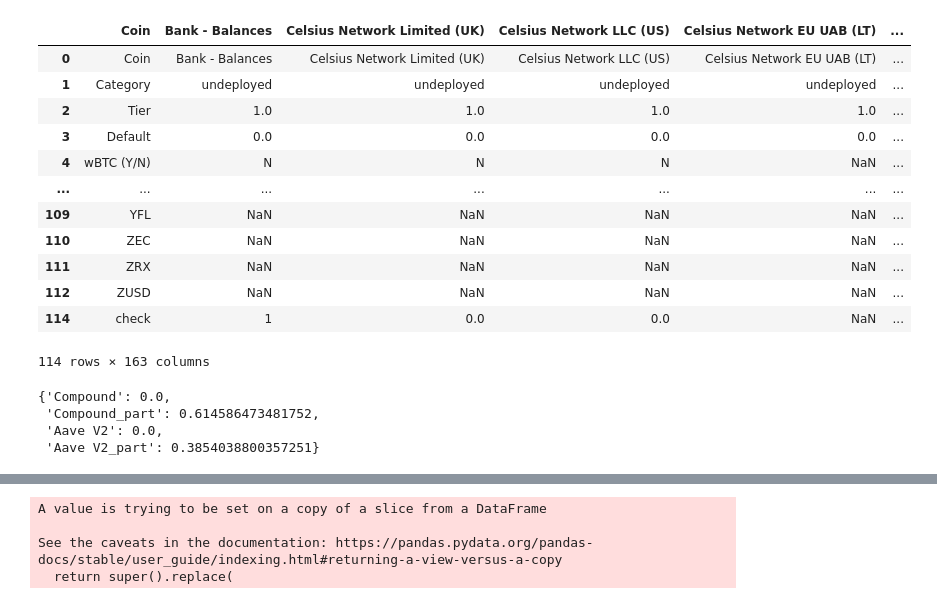
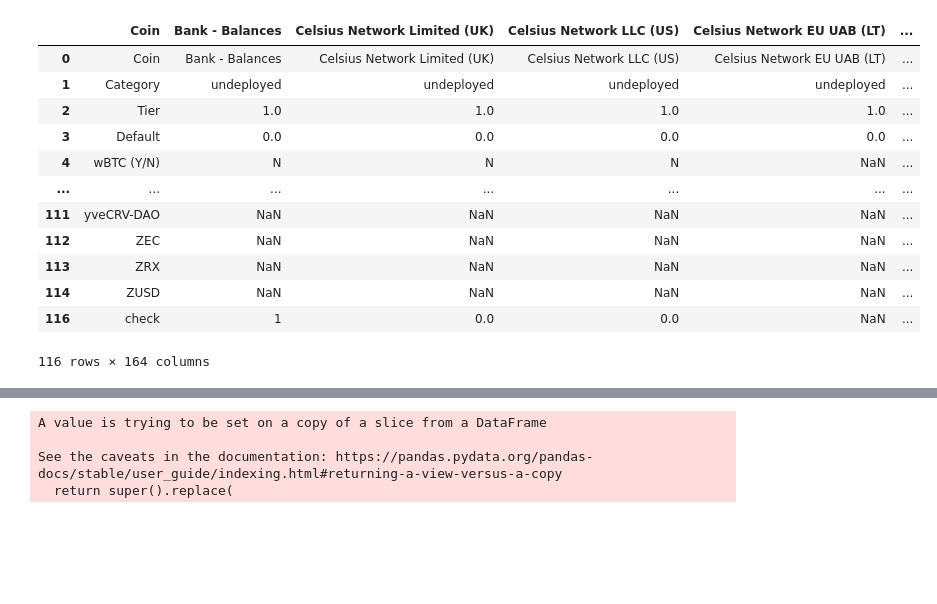
Before and after one commit to GabrielChoukroun/waterfall_python, a Jupyter notebook: portfolio_waterfall_live.ipynb, the cells around one changed output, grey strips where cells are left out. Drawn from its saved outputs; the diff is of its cells as text; code cells hidden in the pictures; blank space fills up the shorter version.

Commit message:
[Edit] Deployable daily -  updated waterfall

```diff
--- a/portfolio_waterfall_live.ipynb
+++ b/portfolio_waterfall_live.ipynb
@@ -25,33 +25,36 @@ def melt(df, col_vals, key, value):
 # %%
 # read the raw spreadsheet, downloanded from shared drive
 c_recon = pd.ExcelFile("excel_input/Celsius_Reconciliation_Master.xlsx")
 
 stats = pd.read_excel(c_recon, "Coin Stats", header = None)
 defi = pd.read_excel(c_recon, "DeFi Assets")
 ftx = pd.read_excel(c_recon, "FTX Summary")
 defi_main = pd.read_excel(c_recon, "DeFi Main")
 template = pd.read_excel("excel_input/coin_apy_template.xlsx",
                          sheet_name = "APY",
                          header = None)
 manual_adjustements = pd.read_excel("excel_input/coin_apy_template.xlsx",
                          sheet_name = "Manual_Adjustments")
+
+deployable = pd.read_excel("excel_input/deployable_metric.xlsx",
+                           sheet_name="Undeployed & Underdeployed")
 template.columns = template.iloc[0]
 template = template[template["Coin"].notnull()]
 template
 # %% [output]
 |  | Coin | Bank - Balances | Celsius Network Limited (UK) | Celsius Network LLC (US) | Celsius Network EU UAB (LT) | ... |
 | 0 | Coin | Bank - Balances | Celsius Network Limited (UK) | Celsius Network LLC (US) | Celsius Network EU UAB (LT) | ... |
 | 1 | Category | undeployed | undeployed | undeployed | undeployed | ... |
 | 2 | Tier | 1.0 | 1.0 | 1.0 | 1.0 | ... |
 | 3 | Default | 0.0 | 0.0 | 0.0 | 0.0 | ... |
 | 4 | wBTC (Y/N) | N | N | N | NaN | ... |
 | ... | ... | ... | ... | ... | ... | ... |
-| 109 | YFL | NaN | NaN | NaN | NaN | ... |
-| 110 | ZEC | NaN | NaN | NaN | NaN | ... |
-| 111 | ZRX | NaN | NaN | NaN | NaN | ... |
-| 112 | ZUSD | NaN | NaN | NaN | NaN | ... |
-| 114 | check | 1 | 0.0 | 0.0 | NaN | ... |
+| 111 | yveCRV-DAO | NaN | NaN | NaN | NaN | ... |
+| 112 | ZEC | NaN | NaN | NaN | NaN | ... |
+| 113 | ZRX | NaN | NaN | NaN | NaN | ... |
+| 114 | ZUSD | NaN | NaN | NaN | NaN | ... |
+| 116 | check | 1 | 0.0 | 0.0 | NaN | ... |
-114 rows × 163 columns
+116 rows × 164 columns
 # %%
 '''This is computing the ETHER collateral ratio for Aave and Compounds Celsius Borrows Account'''
 borrow_account = defi_main[defi_main['Vault Name'] == 'Celsius Borrows Account']
@@ -69,10 +72,3 @@ for protocol in protocols:
     col_ratio[protocol] = max(abs(ether/borrow) - col_threshold,0)
     col_ratio[protocol] /= abs(ether/borrow)
     col_ratio[protocol + '_part'] = grouped[protocol]
-# %%
-col_ratio
-# %% [output]
-{'Compound': 0.0,
- 'Compound_part': 0.614586473481752,
- 'Aave V2': 0.0,
- 'Aave V2_part': 0.3854038800357251}
```
Also changed, not shown: parts of 20 cells of this notebook, 2 other files.
